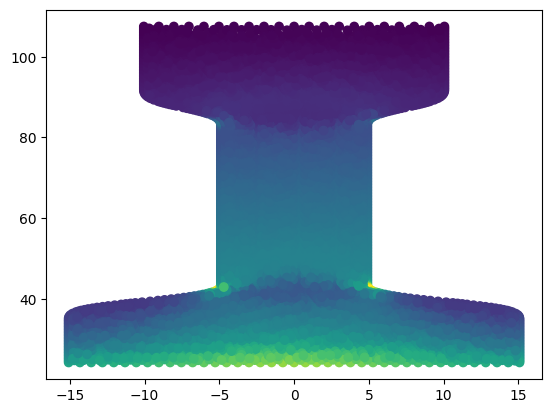
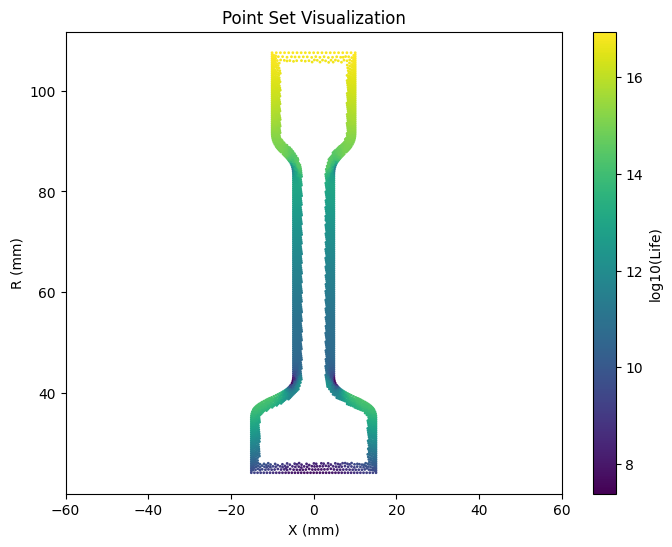
Unified diff of the notebook cell whose output changed from the first chart to the second:
--- before
+++ after
@@ -1 +1,8 @@
-plt.scatter(pointsets[0][:, 0], pointsets[0][:, 1], c=pointsets[0][:, 5], cmap='viridis')
+plt.figure(figsize=(8, 6))
+plt.scatter(pointsets[0][:, 0], pointsets[0][:, 1], c=pointsets[0][:, 4], cmap='viridis', s=1)
+plt.colorbar(label='log10(Life)')
+plt.xlim(-60, 60)
+plt.xlabel('X (mm)')
+plt.ylabel('R (mm)')
+plt.title('Point Set Visualization')
+plt.show()

Commit: added all training scripts but not ready yet!